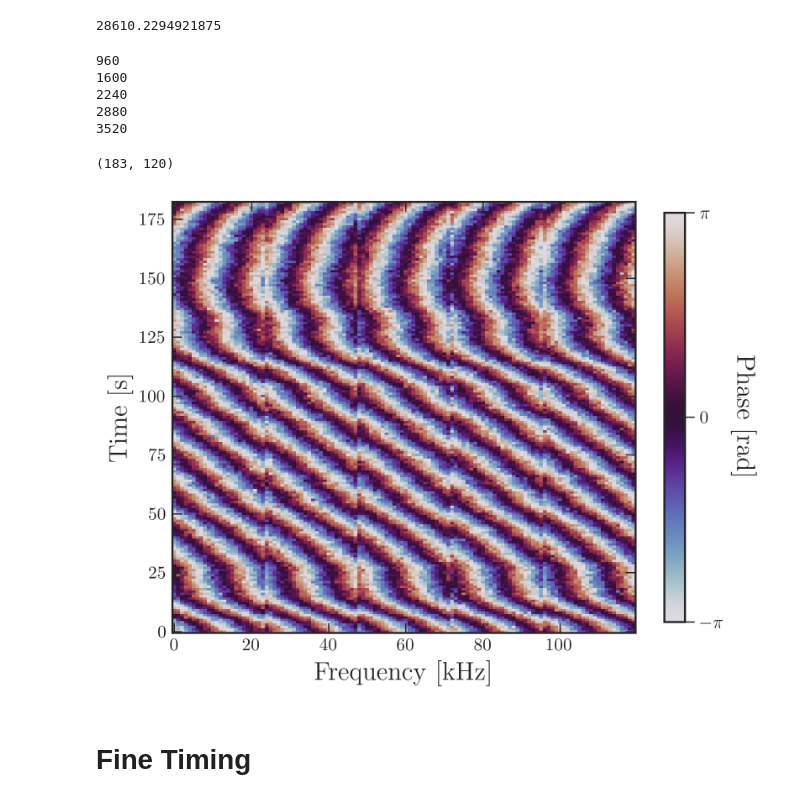
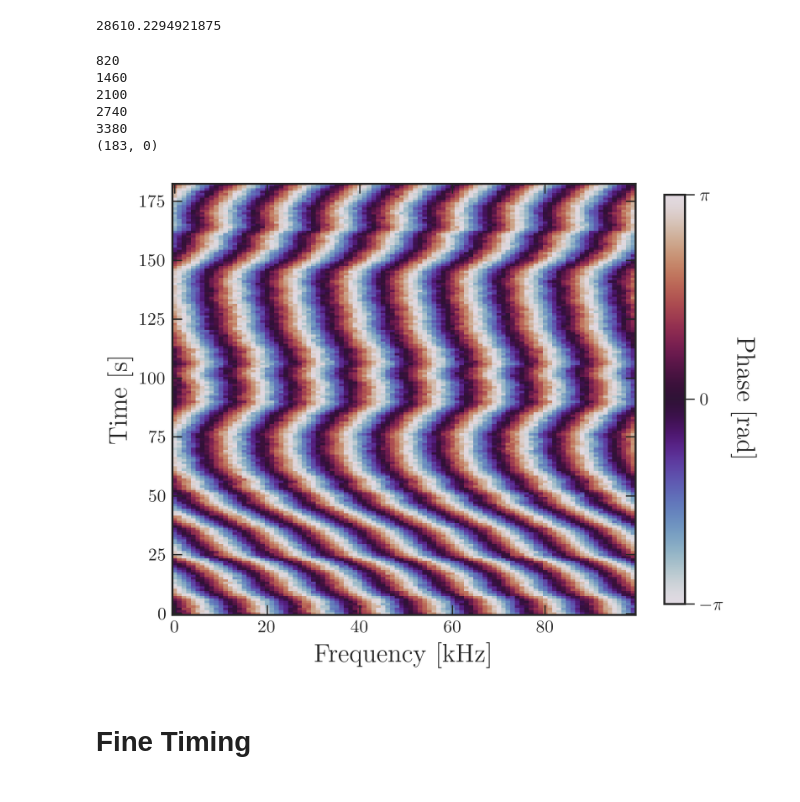
Before and after one commit to ALBATROS-Experiment/albatros_analysis, a Jupyter notebook: scripts/sim_plots.ipynb, the cells around one changed output. Cells and saved outputs as stored; diff of their text form; code cells hidden in the pictures.

```diff
--- a/scripts/sim_plots.ipynb
+++ b/scripts/sim_plots.ipynb
@@ -244,10 +181,10 @@ plt.rcParams.update({
     "font.family": "serif",
     "font.serif": ["Computer Modern Roman"],
     "font.size": 16,
-    "axes.labelsize": 16,
-    "axes.titlesize": 14,
-    "xtick.labelsize": 11,
-    "ytick.labelsize": 11,
+    "axes.labelsize": 20,
+    "axes.titlesize": 20,
+    "xtick.labelsize": 14,
+    "ytick.labelsize": 14,
     "figure.dpi": 300
 })
 # %% [markdown]
@@ -256,8 +195,8 @@ plt.rcParams.update({
 data_loc_single = "/project/rrg-sievers/mohanagr/albatros_test_data/spectra_1830_1840_4096_24000_0.05_1.00e-10_20260408_192234.npz"
 data_loc_multi = "/scratch/thomasb/mohan/spectra_multicarrier_1830_1890_4096_24000_0.05_1.00e-10_20260706_180425.npz"
 with np.load(data_loc_single) as f:
-    #spec1 = f["spectra1"]
-    #spec2 = f["spectra2"]
+    spec1 = f["spectra1"]
+    spec2 = f["spectra2"]
     delays = f["delays"]*4
 # %%
 print(spec1.shape)
@@ -481,16 +416,20 @@ path1 = "/scratch/mohanagr/raw_64_117260_117516_0.08_20260410_133544.npz"
 path2 = "/scratch/thomasb/mohan/repfb_pfbsz65536_cuts64_osamp64_filt0.05_chans1830_1890_nrows187392.npz"
 with np.load(path1) as f:
         print(f.keys())
+
+        #old version
+        osampspec1 = f['spec1']
+        osampspec2 = f['spec2']
+
+        #new version
         #baseband = f["baseband"]
         #delays = f["delays"]
+        #osampspec1 = baseband[0,0,:,:]
+        #osampspec2 = baseband[0,1,:,:]
+
         channels = f["channels"]
+
+osampchans = channels
+osamp = 64
 # %% [output]
 KeysView(NpzFile '/scratch/mohanagr/raw_64_117260_117516_0.08_20260410_133544.npz' with keys: spec1, spec2, channels)
-# %%
-osamp = 64
-osampchans = channels
-osampspec1 = baseband[0,0,:,:]
-osampspec2 = baseband[0,1,:,:]
-print(spec1.shape)
-print(spec2.shape)
-print(osampchans.shape)
@@ -519,6 +456,7 @@ nblocks 183
 # %% [output]
 28610.2294921875
 # %%
+#new version
 print(1845*64 - osampchans[0])
 print(1855*64 - osampchans[0])
 print(1865*64 - osampchans[0])
@@ -530,44 +468,46 @@ s2, e2 = 1593, 1617
 s3, e3 = 2222, 2246
 s4, e4 = 2877, 2901
 s5, e5 = 3507, 3531
+
+windows = [(s1, e1),(s2, e2),(s3, e3),(s4, e4),(s5, e5)]
+
+vis2_wdw = np.concatenate([osampvis[:, s:e] for s, e in windows], axis = 1)
+print(vis2_wdw.shape)
 # %% [output]
-960
-1600
-2240
-2880
-3520
+820
+1460
+2100
+2740
+3380
+(183, 0)
-# %%
-windows = [(s1, e1),(s2, e2),(s3, e3),(s4, e4),(s5, e5)]
-
-vis2_wdw = np.concatenate([osampvis[:, s:e] for s, e in windows], axis = 1)
-print(vis2_wdw.shape)
-# %% [output]
-(183, 120)
 # %%
-# Phase data
-data = np.angle(osampvis[:, s5:e5])
-data = np.angle(vis2_wdw)
+#old
+data = np.angle(osampvis[:,70:170])
+
+#new
+# data = np.angle(osampvis[:, s5:e5])
+# data = np.angle(vis2_wdw)
 
 vmin, vmax = -np.pi, np.pi
 
 # Create side-by-side figure
 fig, ax = plt.subplots()
 
 #left
 im = ax.imshow(data,aspect='auto',cmap='twilight',interpolation='nearest',origin='lower',vmin=vmin,vmax=vmax)
 #ax.set_title(r"Dataset 1")
 ax.set_ylabel(r"Time [s]")
 ax.set_xlabel(r"Frequency [kHz]")
 
 # Publication-style ticks
 ax.tick_params(direction='in', top=True, right=True)
 
 #colorbar
 cbar = fig.colorbar(im,ax=ax,location='right',shrink=0.95)
 cbar.set_label(r"Phase [rad]",rotation=270,labelpad=20)
 cbar.set_ticks([-np.pi, 0, np.pi])
 cbar.set_ticklabels([r"$-\pi$",r"$0$",r"$\pi$"])
 #plt.show()
 # %% [output]
-[figure, old version]
+[figure, new version]
 # %%
```
Also changed, not shown: parts of 21 cells of this notebook, 8 other files.
